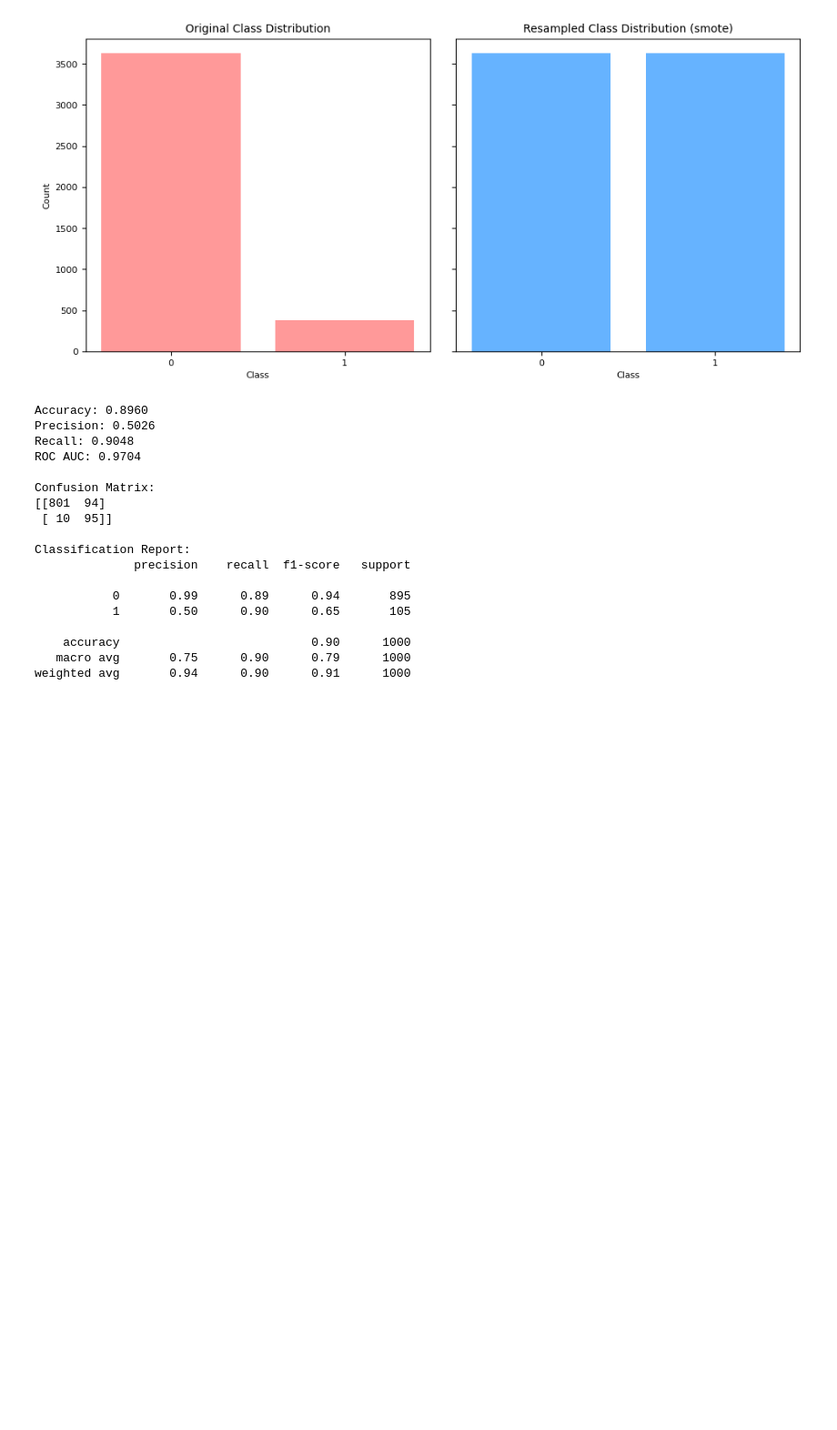
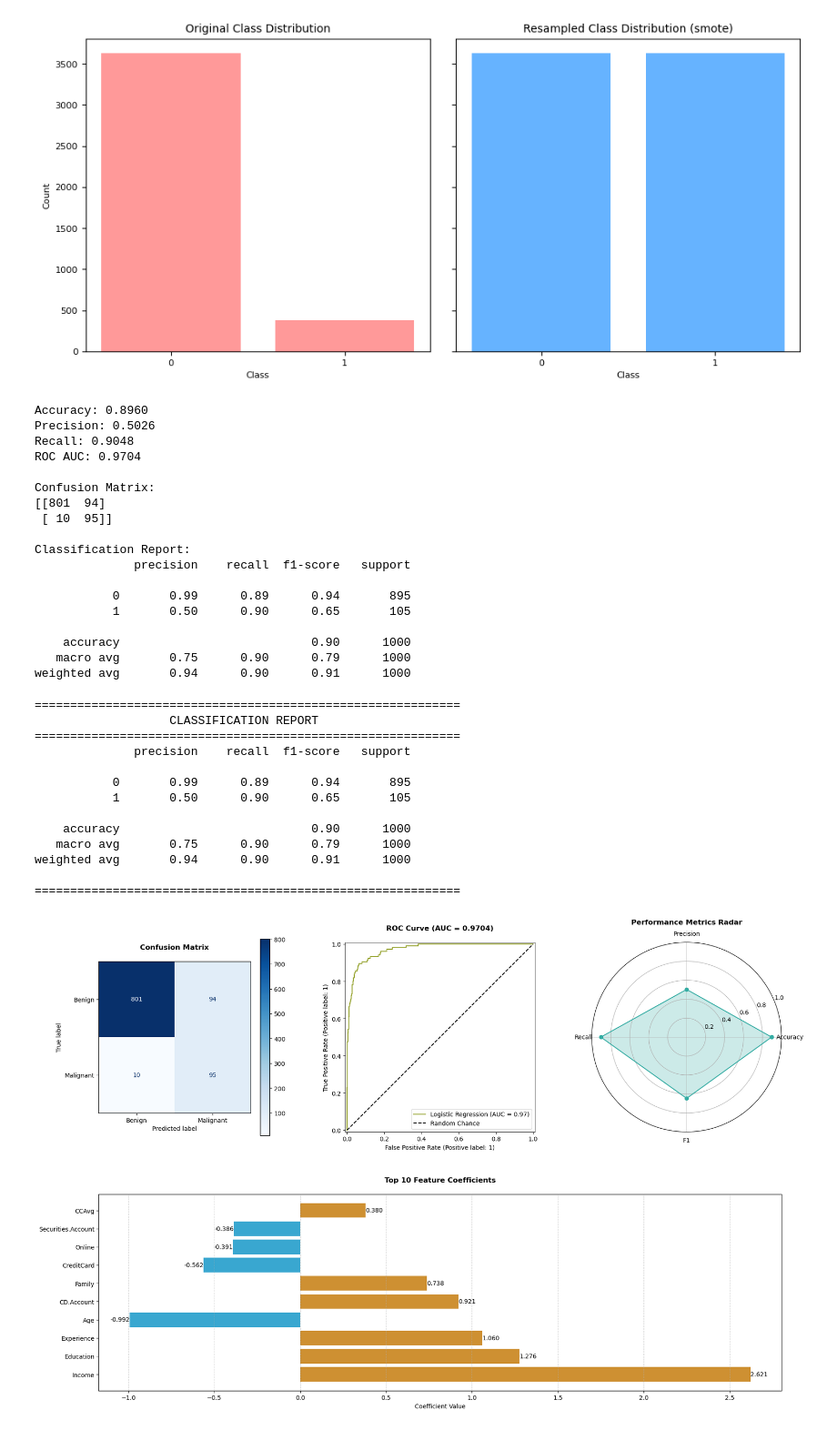
Before and after one commit to Alhusuly10/Regression-problem, a Jupyter notebook: classification problems/Bank Loan.ipynb, the cells around one changed output. Shown: that part at 91% size. Drawn from its saved outputs; the diff is of its cells as text; code cells hidden in the pictures; blank space fills up the shorter version.

```diff
--- a/classification problems/Bank Loan.ipynb
+++ b/classification problems/Bank Loan.ipynb
@@ -609,3 +609,21 @@ Classification Report:
     accuracy                           0.90      1000
    macro avg       0.75      0.90      0.79      1000
 weighted avg       0.94      0.90      0.91      1000
+# %%
+balanced_metrics = logistic_regression_model(X_balanced, X_test, y_balanced, y_test)
+visualize_model_results(balanced_metrics, X_test, y_test, feature_names=X_train.columns)
+# %% [output]
+============================================================
+                   CLASSIFICATION REPORT
+============================================================
+              precision    recall  f1-score   support
+
+           0       0.99      0.89      0.94       895
+           1       0.50      0.90      0.65       105
+
+    accuracy                           0.90      1000
+   macro avg       0.75      0.90      0.79      1000
+weighted avg       0.94      0.90      0.91      1000
+
+============================================================
+[figure, added]
```
